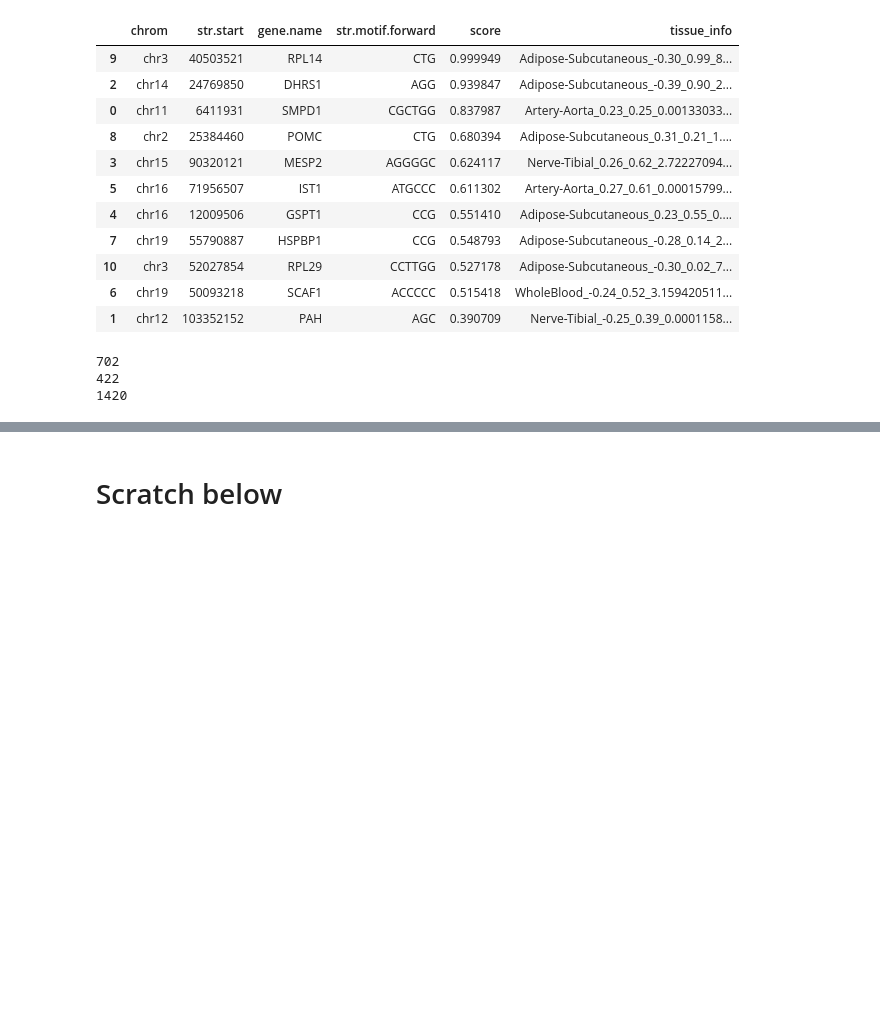
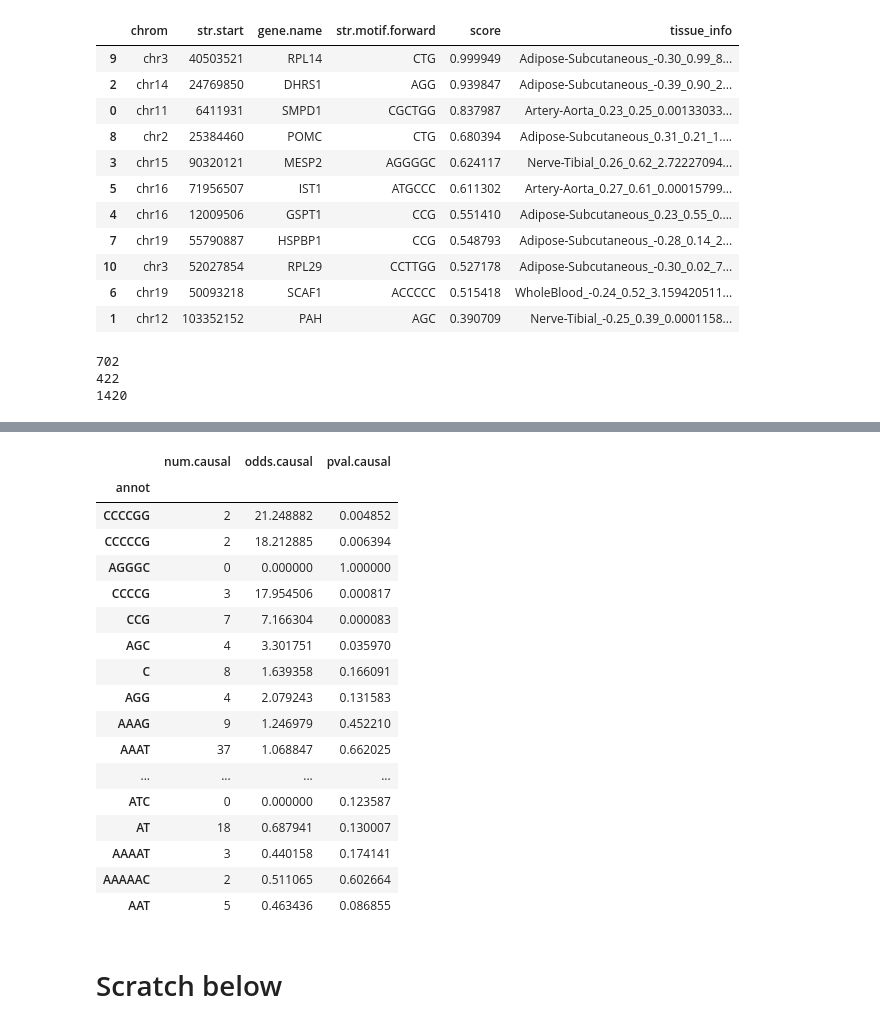
Before and after one commit to gymreklab/gtex-estrs-paper, a Jupyter notebook: figures/eSTR-GTEx-Revision-SuppFiguresEnrichment.ipynb, the cells around one changed output, grey strips where cells are left out. Cells and saved outputs as stored; diff of their text form; code cells hidden in the pictures; blank space fills up the shorter version.

```diff
--- a/figures/eSTR-GTEx-Revision-SuppFiguresEnrichment.ipynb
+++ b/figures/eSTR-GTEx-Revision-SuppFiguresEnrichment.ipynb
@@ -397,3 +379,27 @@ motif_enrich_all[(motif_enrich_all["pval.causal"]>=0.05/motif_enrich_all.shape[0
+# %%
+cols = ["num.causal","odds.causal","pval.causal"]
+rows = ["CCCCGG","CCCCCG","AGGGC","CCCCG","CCG","AGC","C","AGG","AAAG","AAAT","AGAT","ACAT","AATG","ATCC","AC","AAAAC","AGGG","AAAC","A","AAGG","AG","AAC","ATC","AT","AAAAT","AAAAAC","AAT"]
+motif_enrich_all.index = motif_enrich_all["annot"]
+motif_enrich_all.loc[rows,cols]
+# %% [output]
+|  | num.causal | odds.causal | pval.causal |
+| annot |  |  |  |
+| CCCCGG | 2 | 21.248882 | 0.004852 |
+| CCCCCG | 2 | 18.212885 | 0.006394 |
+| AGGGC | 0 | 0.000000 | 1.000000 |
+| CCCCG | 3 | 17.954506 | 0.000817 |
+| CCG | 7 | 7.166304 | 0.000083 |
+| AGC | 4 | 3.301751 | 0.035970 |
+| C | 8 | 1.639358 | 0.166091 |
+| AGG | 4 | 2.079243 | 0.131583 |
+| AAAG | 9 | 1.246979 | 0.452210 |
+| AAAT | 37 | 1.068847 | 0.662025 |
+| ... | ... | ... | ... |
+| ATC | 0 | 0.000000 | 0.123587 |
+| AT | 18 | 0.687941 | 0.130007 |
+| AAAAT | 3 | 0.440158 | 0.174141 |
+| AAAAAC | 2 | 0.511065 | 0.602664 |
+| AAT | 5 | 0.463436 | 0.086855 |
 # %%
 # Motif enrichment - FM-eSTRs vs. eSTRs
 #causal = estrs[estrs["score"]>=MIN_CAUSAL_SCORE]
```
Also changed, not shown: parts of 1 cell of this notebook, 3 other files.
